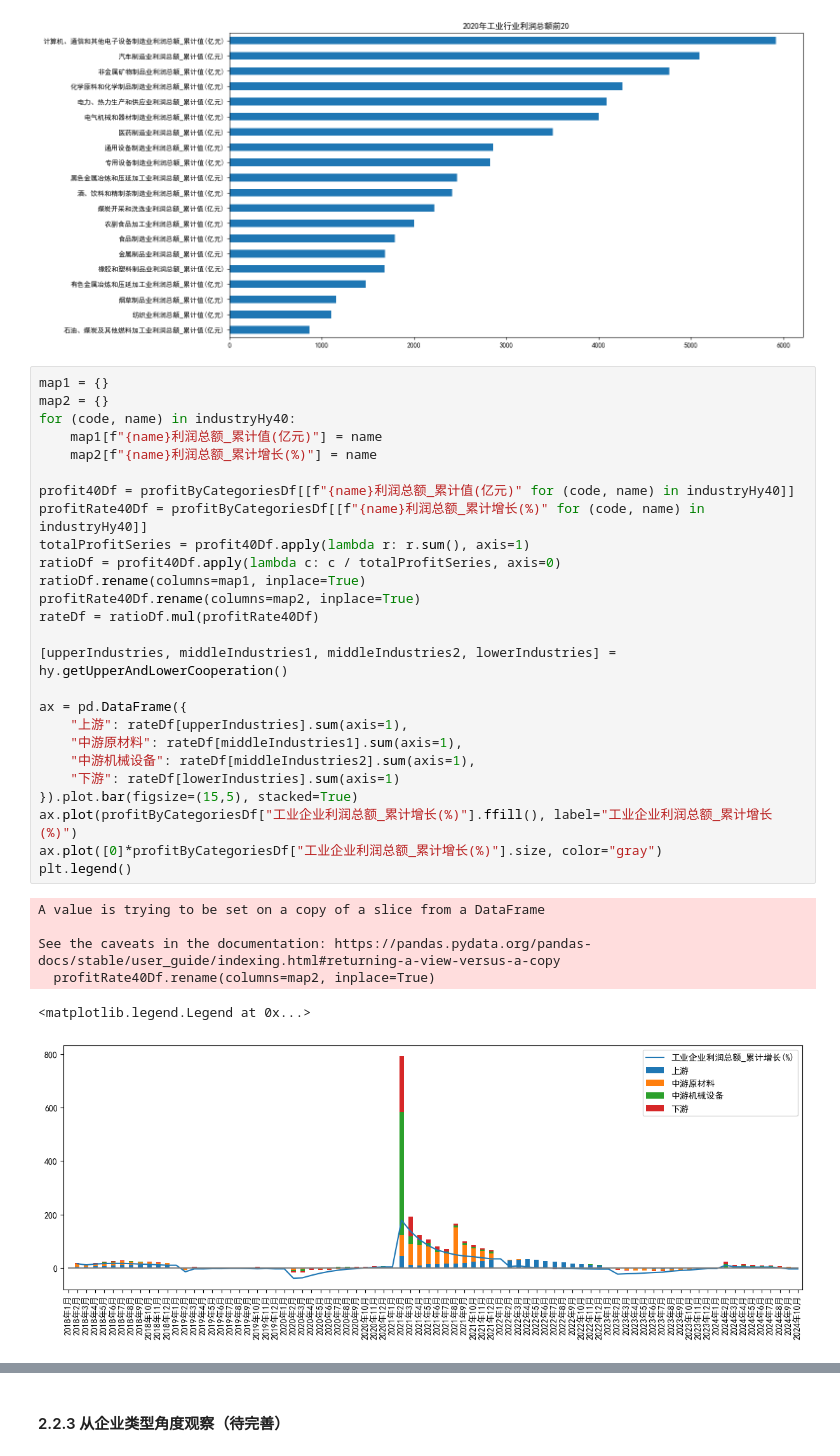
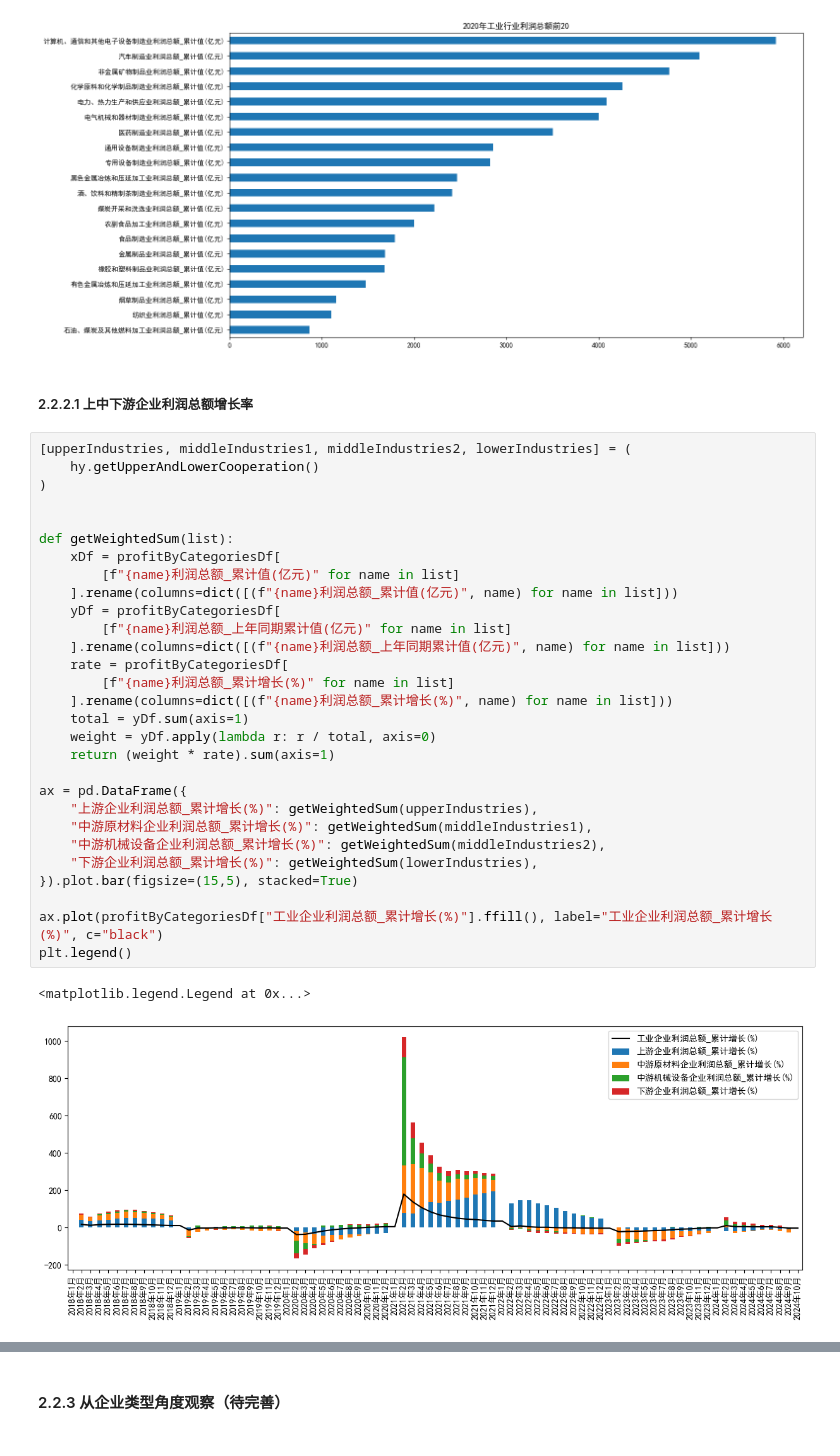
Before and after one commit to kampfer/various-data, a Jupyter notebook: src/researches/jupyter/宏观经济数据分析手册/工业企业财务数据.ipynb, the cells around one changed output, grey strips where cells are left out. Saved outputs shown, nothing was run; the diff lists cells and outputs as text.

```diff
--- a/src/researches/jupyter/宏观经济数据分析手册/工业企业财务数据.ipynb
+++ b/src/researches/jupyter/宏观经济数据分析手册/工业企业财务数据.ipynb
@@ -146,36 +143,37 @@ s.iloc[-20:].plot.barh(figsize=(15, 8), title="2020年工业行业利润总额
 # %% [output]
 <Axes: title={'center': '2020年工业行业利润总额前20'}>
 [figure]
-# %%
-map1 = {}
-map2 = {}
-for (code, name) in industryHy40:
-    map1[f"{name}利润总额_累计值(亿元)"] = name
-    map2[f"{name}利润总额_累计增长(%)"] = name
-
-profit40Df = profitByCategoriesDf[[f"{name}利润总额_累计值(亿元)" for (code, name) in industryHy40]]
-profitRate40Df = profitByCategoriesDf[[f"{name}利润总额_累计增长(%)" for (code, name) in industryHy40]]
-totalProfitSeries = profit40Df.apply(lambda r: r.sum(), axis=1)
-ratioDf = profit40Df.apply(lambda c: c / totalProfitSeries, axis=0)
-ratioDf.rename(columns=map1, inplace=True)
-profitRate40Df.rename(columns=map2, inplace=True)
-rateDf = ratioDf.mul(profitRate40Df)
-
-[upperIndustries, middleIndustries1, middleIndustries2, lowerIndustries] = hy.getUpperAndLowerCooperation()
-
-ax = pd.DataFrame({
-    "上游": rateDf[upperIndustries].sum(axis=1),
-    "中游原材料": rateDf[middleIndustries1].sum(axis=1),
-    "中游机械设备": rateDf[middleIndustries2].sum(axis=1),
-    "下游": rateDf[lowerIndustries].sum(axis=1)
-}).plot.bar(figsize=(15,5), stacked=True)
-ax.plot(profitByCategoriesDf["工业企业利润总额_累计增长(%)"].ffill(), label="工业企业利润总额_累计增长(%)")
-ax.plot([0]*profitByCategoriesDf["工业企业利润总额_累计增长(%)"].size, color="gray")
-plt.legend()
-# %% [output]
-A value is trying to be set on a copy of a slice from a DataFrame
-
-See the caveats in the documentation: https://pandas.pydata.org/pandas-docs/stable/user_guide/indexing.html#returning-a-view-versus-a-copy
-  profitRate40Df.rename(columns=map2, inplace=True)
-<matplotlib.legend.Legend at 0x...>
-[figure, removed]
+# %% [markdown]
+##### 2.2.2.1 上中下游企业利润总额增长率
+# %%
+[upperIndustries, middleIndustries1, middleIndustries2, lowerIndustries] = (
+    hy.getUpperAndLowerCooperation()
+)
+
+
+def getWeightedSum(list):
+    xDf = profitByCategoriesDf[
+        [f"{name}利润总额_累计值(亿元)" for name in list]
+    ].rename(columns=dict([(f"{name}利润总额_累计值(亿元)", name) for name in list]))
+    yDf = profitByCategoriesDf[
+        [f"{name}利润总额_上年同期累计值(亿元)" for name in list]
+    ].rename(columns=dict([(f"{name}利润总额_上年同期累计值(亿元)", name) for name in list]))
+    rate = profitByCategoriesDf[
+        [f"{name}利润总额_累计增长(%)" for name in list]
+    ].rename(columns=dict([(f"{name}利润总额_累计增长(%)", name) for name in list]))
+    total = yDf.sum(axis=1)
+    weight = yDf.apply(lambda r: r / total, axis=0)
+    return (weight * rate).sum(axis=1)
+
+ax = pd.DataFrame({
+    "上游企业利润总额_累计增长(%)": getWeightedSum(upperIndustries),
+    "中游原材料企业利润总额_累计增长(%)": getWeightedSum(middleIndustries1),
+    "中游机械设备企业利润总额_累计增长(%)": getWeightedSum(middleIndustries2),
+    "下游企业利润总额_累计增长(%)": getWeightedSum(lowerIndustries),
+}).plot.bar(figsize=(15,5), stacked=True)
+
+ax.plot(profitByCategoriesDf["工业企业利润总额_累计增长(%)"].ffill(), label="工业企业利润总额_累计增长(%)", c="black")
+plt.legend()
+# %% [output]
+<matplotlib.legend.Legend at 0x...>
+[figure, added]
```
Also changed, not shown: parts of 8 cells of this notebook.
